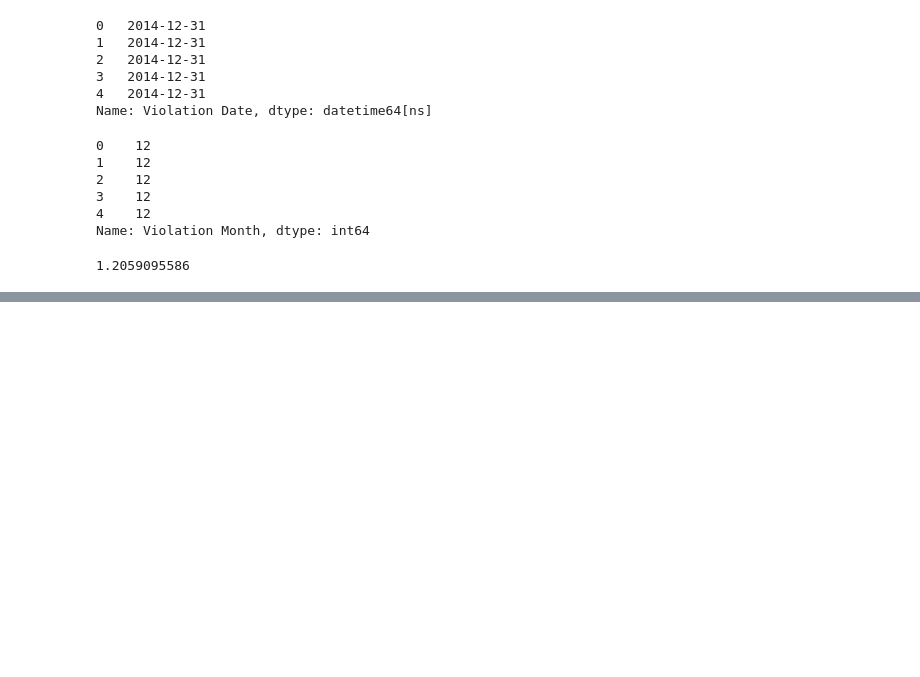
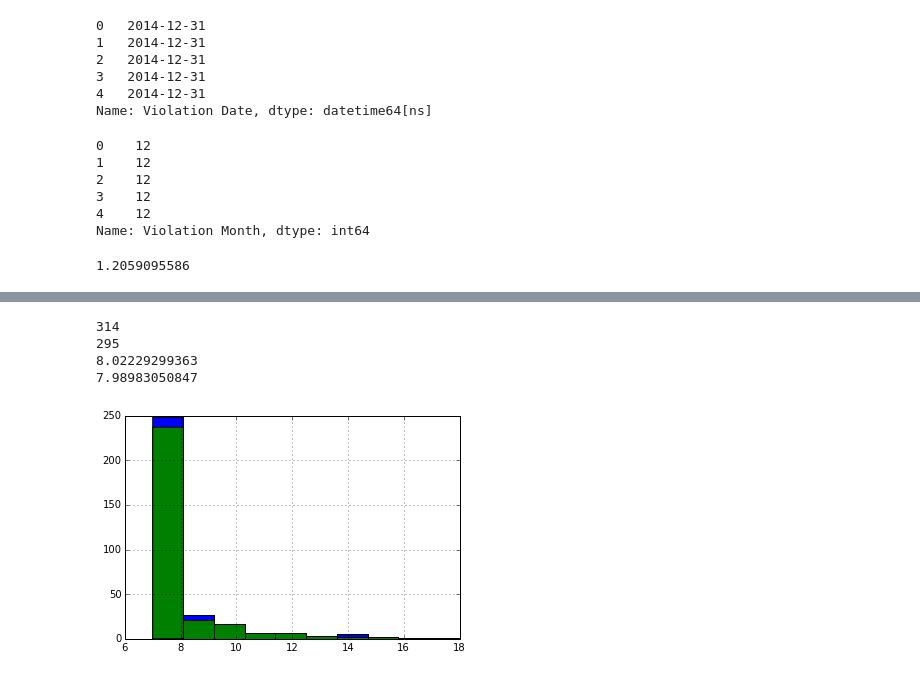
Before and after one commit to adysevy/small_businesses, a Jupyter notebook: clustering.ipynb, the cells around one changed output, grey strips where cells are left out. Cells and saved outputs as stored; diff of their text form; code cells hidden in the pictures; blank space fills up the shorter version.

```diff
--- a/clustering.ipynb
+++ b/clustering.ipynb
@@ -214,3 +214,20 @@ print new_groups.mean()
+# %%
+%matplotlib inline
+
+groups = groups[(groups> 6)]
+new_groups = new_groups[(new_groups> 6)]
+print len(groups)
+print len(new_groups)
+print groups.mean()
+print new_groups.mean()
+ax = groups.hist()
+ax1 = new_groups.hist()
+# %% [output]
+314
+295
+8.02229299363
+7.98983050847
+[figure, added]
 # %%
 groups = df.groupby(['Violation Location (Borough)','Violation Location (Block No.)'\
                      ,'Violation Location (Lot No.)'])['Charge #1: Code Description']\
```
Also changed, not shown: parts of 25 cells of this notebook, 1 other file.
